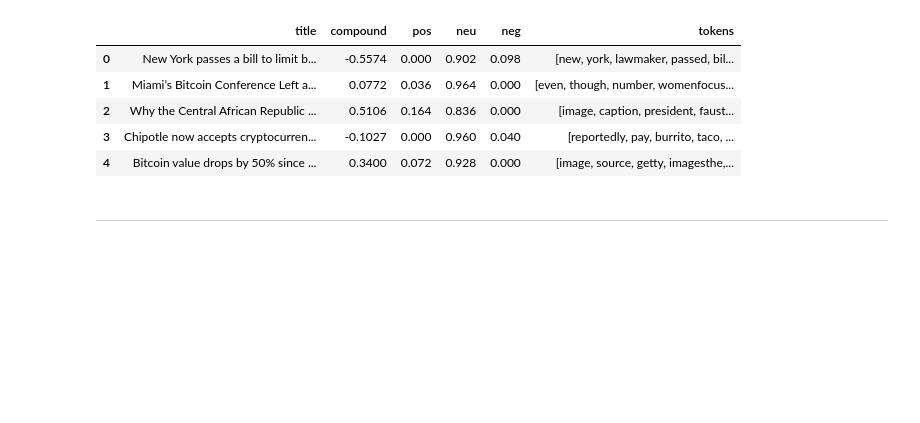
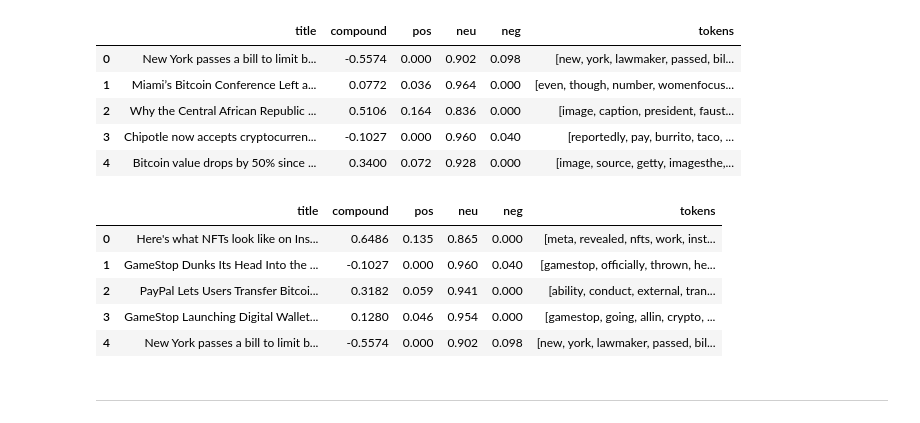
Before and after one commit to AkanSri/Rutgers-FinTech, a Jupyter notebook: 02-Homework/12-NLP/Starter_Code/crypto_sentiment.ipynb, the cells around one changed output. Cells and saved outputs as stored; diff of their text form; code cells hidden in the pictures; blank space fills up the shorter version.

```diff
--- a/02-Homework/12-NLP/Starter_Code/crypto_sentiment.ipynb
+++ b/02-Homework/12-NLP/Starter_Code/crypto_sentiment.ipynb
@@ -169,6 +168,7 @@ lemmatizer = WordNetLemmatizer()
 stop_words = stopwords.words('english')
 
 # Expand the default stopwords list if necessary
+stop_words.append('ha')
 # %%
 # Complete the tokenizer function
 def tokenizer(text, lemmatizer, stop_words):
@@ -201,8 +204,17 @@ bitcoin_sentiment_df.head()
 | 4 | Bitcoin value drops by 50% since ... | 0.3400 | 0.072 | 0.928 | 0.000 | [image, source, getty, imagesthe,... |
 # %%
 # Create a new tokens column for Ethereum
-ethereum_sentiment_df['tokens'] = [tokenizer(article['content'],lemmatizer,stop_words) for article in ethereum_articles['articles']]
+stop_words_ethereum = stop_words
+stop_words_ethereum.append('bitcoin')
+ethereum_sentiment_df['tokens'] = [tokenizer(article['content'],lemmatizer,stop_words_ethereum) for article in ethereum_articles['articles']]
 ethereum_sentiment_df.head()
+# %% [output]
+|  | title | compound | pos | neu | neg | tokens |
+| 0 | Here's what NFTs look like on Ins... | 0.6486 | 0.135 | 0.865 | 0.000 | [meta, revealed, nfts, work, inst... |
+| 1 | GameStop Dunks Its Head Into the ... | -0.1027 | 0.000 | 0.960 | 0.040 | [gamestop, officially, thrown, he... |
+| 2 | PayPal Lets Users Transfer Bitcoi... | 0.3182 | 0.059 | 0.941 | 0.000 | [ability, conduct, external, tran... |
+| 3 | GameStop Launching Digital Wallet... | 0.1280 | 0.046 | 0.954 | 0.000 | [gamestop, going, allin, crypto, ... |
+| 4 | New York passes a bill to limit b... | -0.5574 | 0.000 | 0.902 | 0.098 | [new, york, lawmaker, passed, bil... |
 # %% [markdown]
 ---
 # %% [markdown]
```
Also changed, not shown: parts of 16 cells of this notebook.
